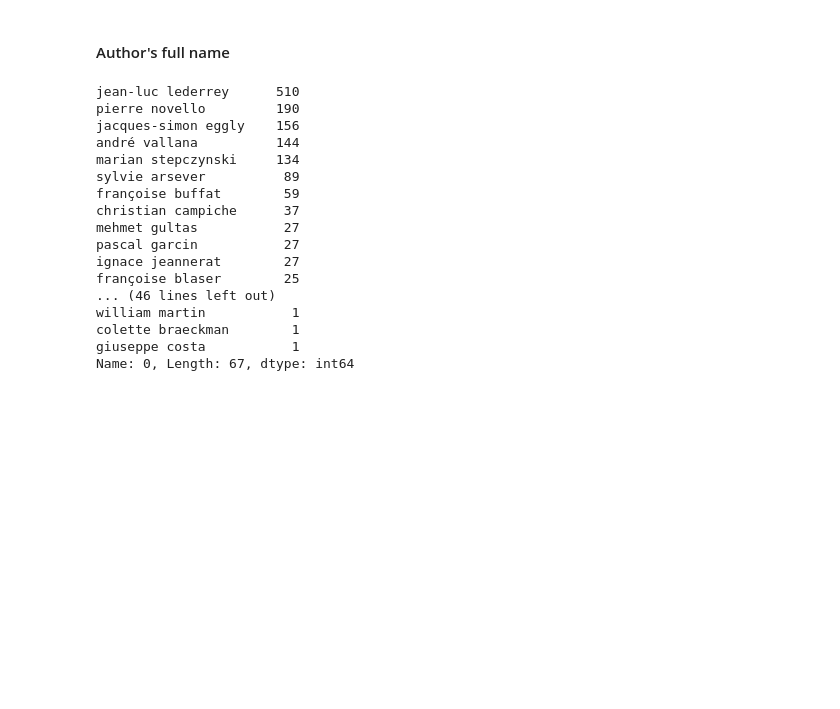
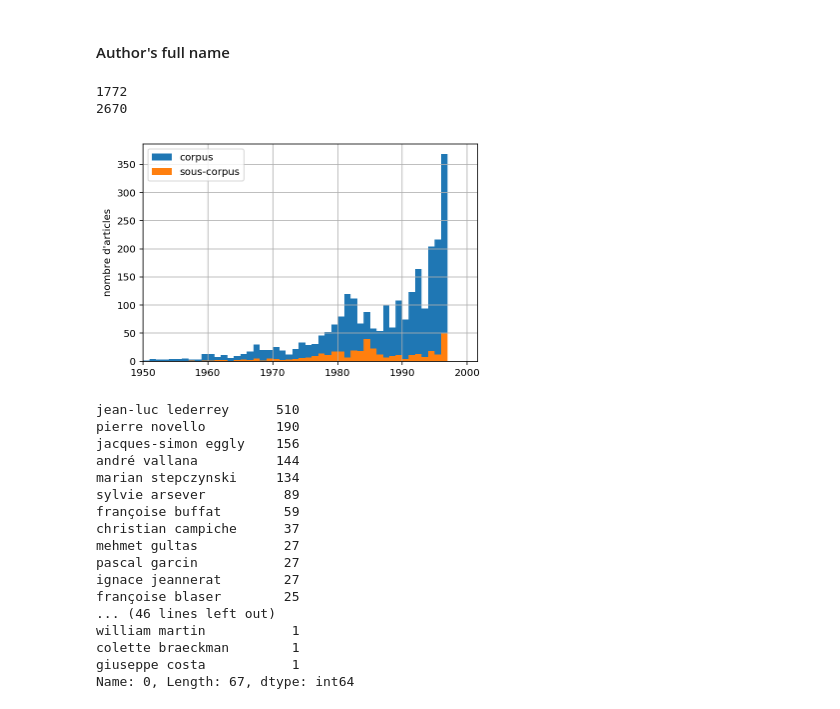
Before and after one commit to RomainMendez/Digital-Humanities-Project, a Jupyter notebook: src/author_analysis.ipynb, the cells around one changed output. Drawn from its saved outputs; the diff is of its cells as text; code cells hidden in the pictures; blank space fills up the shorter version.

```diff
--- a/src/author_analysis.ipynb
+++ b/src/author_analysis.ipynb
@@ -219,6 +228,25 @@ full_name = (
     .str.lower()
     .str.strip()
 )
+# %%
+full_name_indexes = articles.index.isin(full_name.index)
+print(full_name_indexes.sum())
+
+attributed_indexes = full_name_indexes | initials_indexes
+print(attributed_indexes.sum())
+
+year_hist(articles[attributed_indexes]);
+year_hist(articles[attributed_indexes & banking_indexes]);
+
+plt.axis(xmin=1950);
+plt.ylabel("nombre d'articles")
+plt.legend(["corpus", "sous-corpus"]);
+
+plt.savefig("../rapport/methodology/author_attributed.png", dpi=200)
+# %% [output]
+1772
+2670
+[figure, added]
 # %%
 full_name.value_counts()
 # %% [output]
```
Also changed, not shown: parts of 5 cells of this notebook, 4 other files.
